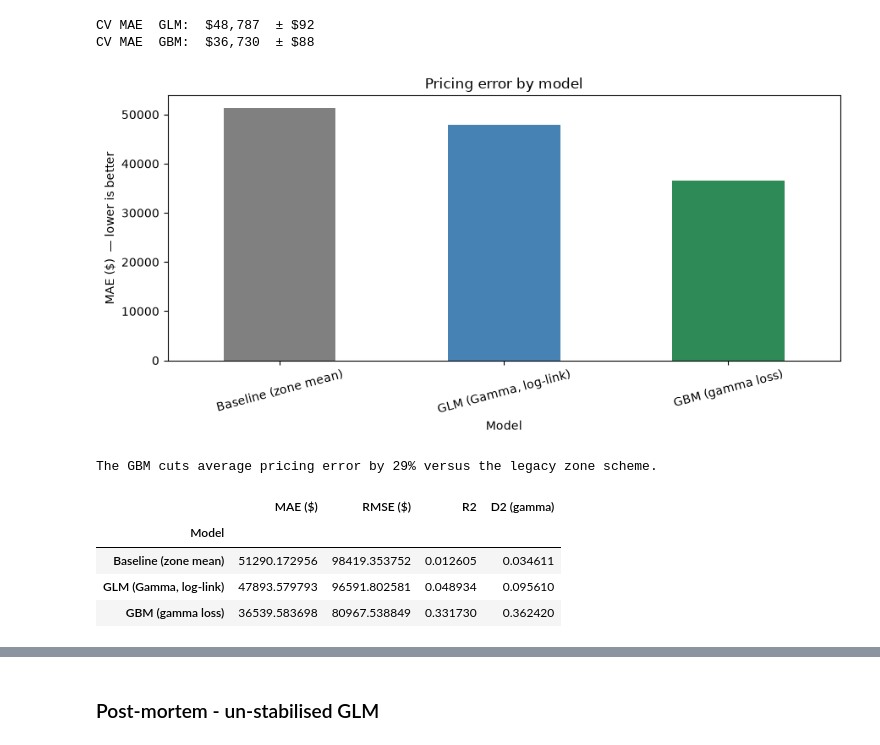
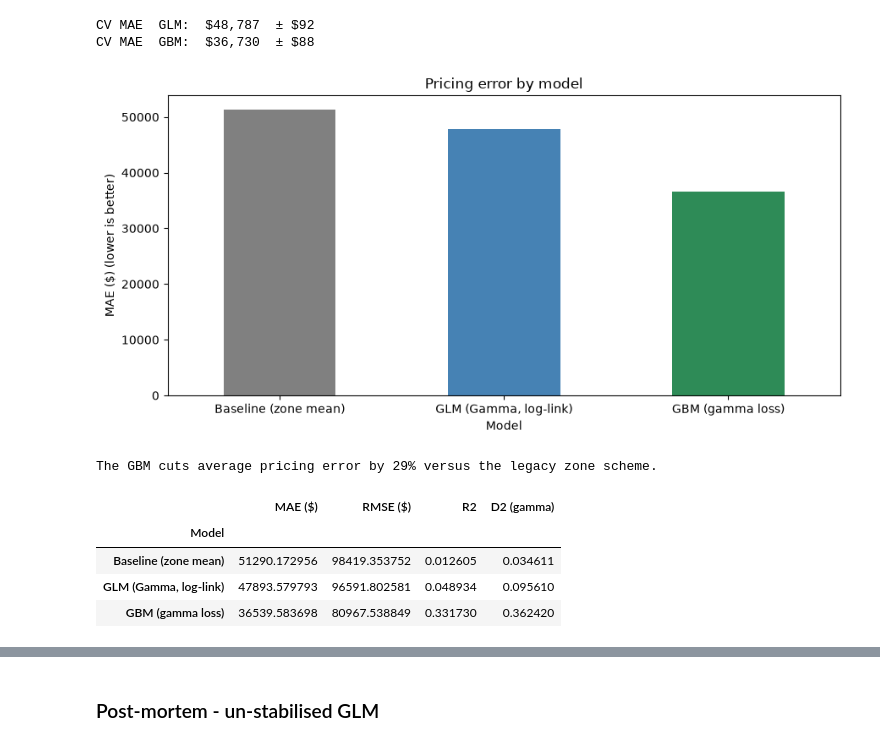
Before and after one commit to ytterbiu/smm284-AML-FIMA-flood-severity-g09, a Jupyter notebook: BE_notes.ipynb, the cells around one changed output, grey strips where cells are left out. Drawn from its saved outputs; the diff is of its cells as text; code cells hidden in the pictures.

```diff
--- a/BE_notes.ipynb
+++ b/BE_notes.ipynb
@@ -373,8 +373,8 @@ def build_sample(target_rows: int = 30_000, seed: int = 284) -> Path:
     print(
         f"wrote {SAMPLE_PARQUET}: {len(sample):,} rows x {sample.shape[1]} cols, {mb:.2f} MB"
     )
-    if mb > 2.0:
-        print("Above ~2 MB — re-run with target_rows=15_000 (zstd already on).")
+    if mb > 3.0:
+        print("Above ~3 MB — re-run with target_rows=15_000 (zstd already on).")
     return SAMPLE_PARQUET
 # %%
 # --- data selection toggle ---------------------------------------------------
@@ -619,6 +619,22 @@ totalBuildingInsuranceCoverage:         4       (0.0%)
 # %% [markdown]
 ## 4. Cleaning and claim selection
 # %%
+# FEMA file refreshes monthly
+#   Both new claims arrive AND amounts on existing claims develop -> run off
+# Added two pins for reproducibility
+#   1. snapshot pin — data/raw/provenance.json records the FEMA hash of the
+#      exact file used.  Only this freezes the numbers
+#   2. loss-window pin — losses on/after ASOF are excluded, so a rerun on a
+#      newer snapshot covers the same loss period
+#      (amounts may still differ within the window, per claims development)
+
+ASOF = pd.Timestamp("2026-07-04", tz="UTC")
+
+date_of_loss = pd.to_datetime(df["dateOfLoss"], errors="coerce", utc=True)
+beyond = date_of_loss >= ASOF
+print(f"as-of {ASOF.date()}: dropping {int(beyond.sum()):,} claims beyond the window")
+df = df[~beyond].copy()
+
 # text -> numeric (including payout target)
 num_coerce = [
     "amountPaidOnBuildingClaim",
@@ -735,11 +751,11 @@ for b in [
     df[b + "_i"] = df[b].astype("int8")
 
 # setting up model
-# Just want positive building claims (print decision log)
+# want positive building claims & print decision log
 t = df["amountPaidOnBuildingClaim"]
 print("SELECTION LOG")
 print(f"  total rows      : {len(df):,}")
-print(f"  positive payout : {int((t > 0).sum()):,}   <- kept (the severity model)")
+print(f"  positive payout : {int((t > 0).sum()):,}   <- kept")
 print(f"  zero / denied   : {int((t == 0).sum()):,}")
 print(f"  negative        : {int((t < 0).sum()):,}")
 print(f"  missing         : {int(t.isna().sum()):,}")
@@ -1204,21 +1221,21 @@ CV MAE  GBM:  $36,730  ± $88
 # %%
 # MAE by model (lower is better)
 results_df["MAE ($)"].plot(kind="bar", color=["grey", "steelblue", "seagreen"])
-plt.ylabel("MAE ($)  — lower is better")
+plt.ylabel("MAE ($) (lower is better)")
 plt.title("Pricing error by model")
-plt.xticks(rotation=15)
+plt.xticks(rotation=0)
 plt.tight_layout()
 plt.show()
 
 b = results_df.loc["Baseline (zone mean)", "MAE ($)"]
 g = results_df.loc["GBM (gamma loss)", "MAE ($)"]
 print(
     f"The GBM cuts average pricing error by {(b-g)/b:.0%} versus the legacy zone scheme."
 )
 
 results_df
 # %% [output]
-[figure, old version]
+[figure, new version]
 The GBM cuts average pricing error by 29% versus the legacy zone scheme.
 |  | MAE ($) | RMSE ($) | R2 | D2 (gamma) |
 | Model |  |  |  |  |
```
Also changed, not shown: parts of 9 cells of this notebook.
